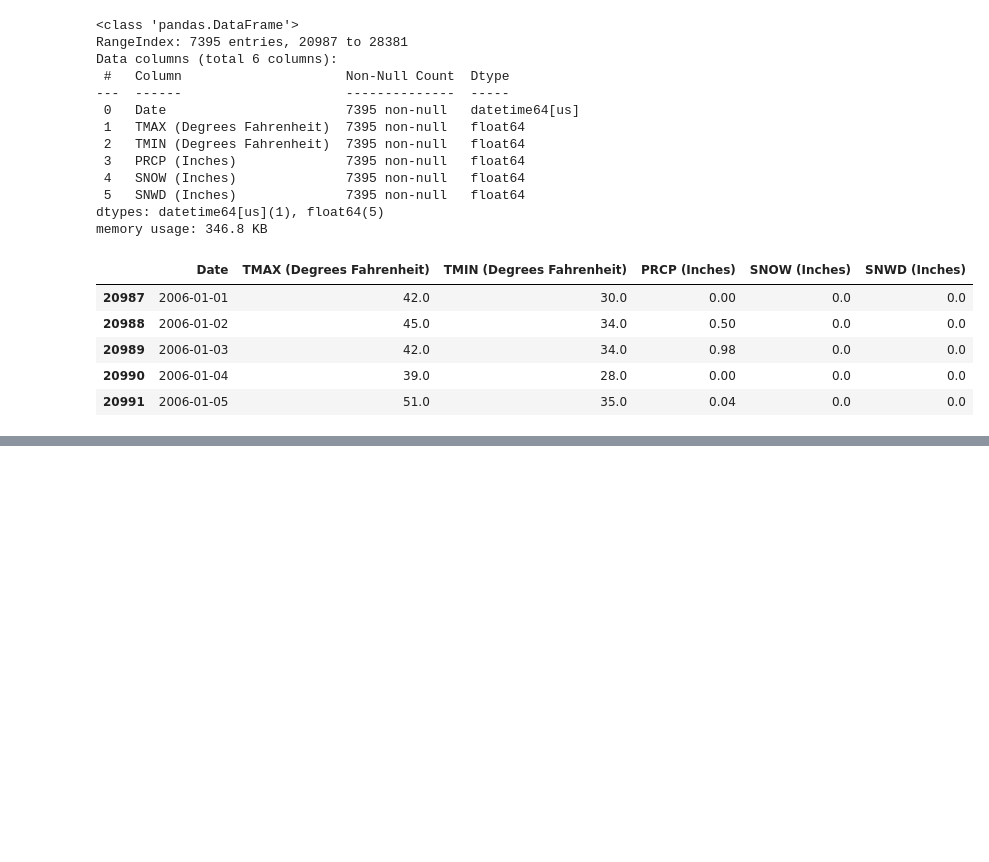
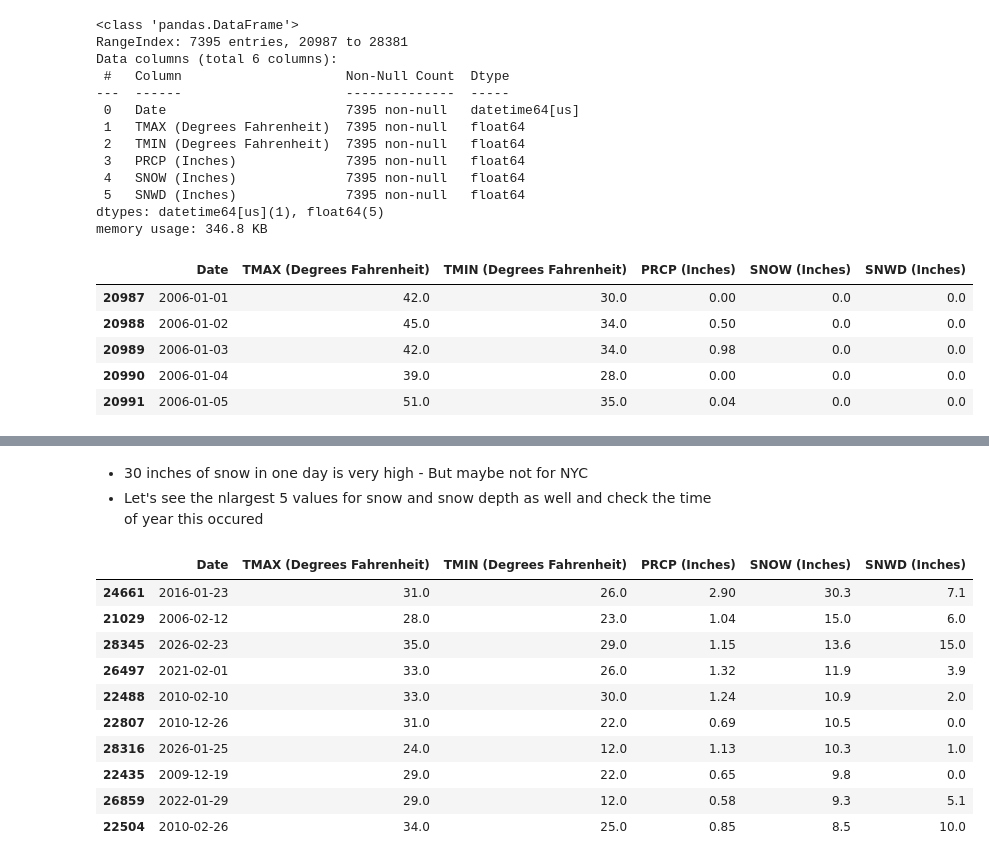
Before and after one commit to StevenKinghorn/NYCOpenData-Shootings-2006-Present, a Jupyter notebook: notebooks/2_Importing_inspecting_weather_data.ipynb, the cells around one changed output, grey strips where cells are left out. Saved outputs shown, nothing was run; the diff lists cells and outputs as text; code cells hidden in the pictures; blank space fills up the shorter version.

Commit message:
Analysed and cleaned weather data for JFK airport and exported dataframe to a CLEANED csv for further EDA

```diff
--- a/notebooks/2_Importing_inspecting_weather_data.ipynb
+++ b/notebooks/2_Importing_inspecting_weather_data.ipynb
@@ -203,0 +218,17 @@ df_weather_2006_2026.head()
+# %% [markdown]
+- 30 inches of snow in one day is very high - But maybe not for NYC
+- Let's see the nlargest 5 values for snow and snow depth as well and check the time of year this occured
+# %%
+df_weather_2006_2026.nlargest(10, "SNOW (Inches)")
+# %% [output]
+|  | Date | TMAX (Degrees Fahrenheit) | TMIN (Degrees Fahrenheit) | PRCP (Inches) | SNOW (Inches) | SNWD (Inches) |
+| 24661 | 2016-01-23 | 31.0 | 26.0 | 2.90 | 30.3 | 7.1 |
+| 21029 | 2006-02-12 | 28.0 | 23.0 | 1.04 | 15.0 | 6.0 |
+| 28345 | 2026-02-23 | 35.0 | 29.0 | 1.15 | 13.6 | 15.0 |
+| 26497 | 2021-02-01 | 33.0 | 26.0 | 1.32 | 11.9 | 3.9 |
+| 22488 | 2010-02-10 | 33.0 | 30.0 | 1.24 | 10.9 | 2.0 |
+| 22807 | 2010-12-26 | 31.0 | 22.0 | 0.69 | 10.5 | 0.0 |
+| 28316 | 2026-01-25 | 24.0 | 12.0 | 1.13 | 10.3 | 1.0 |
+| 22435 | 2009-12-19 | 29.0 | 22.0 | 0.65 | 9.8 | 0.0 |
+| 26859 | 2022-01-29 | 29.0 | 12.0 | 0.58 | 9.3 | 5.1 |
+| 22504 | 2010-02-26 | 34.0 | 25.0 | 0.85 | 8.5 | 10.0 |
```
Also changed, not shown: parts of 6 cells of this notebook, 1 other file.
